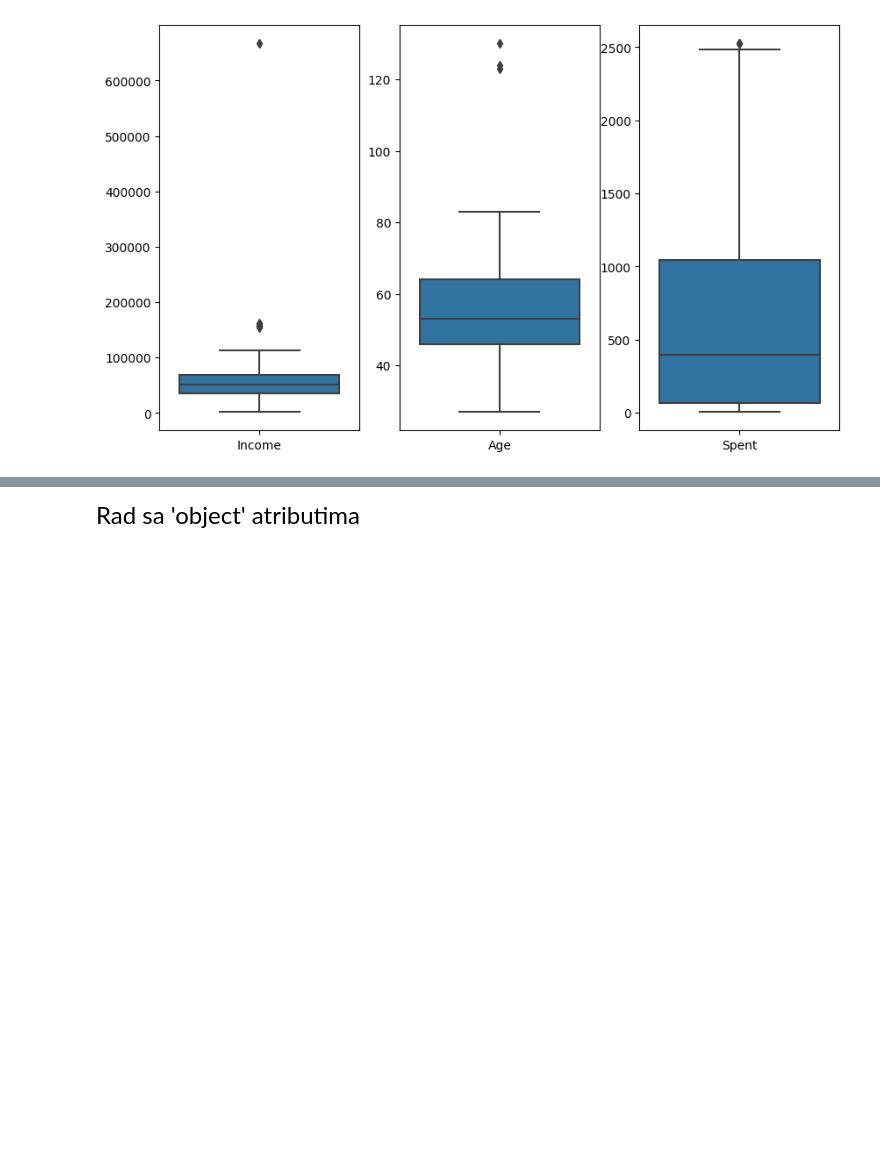
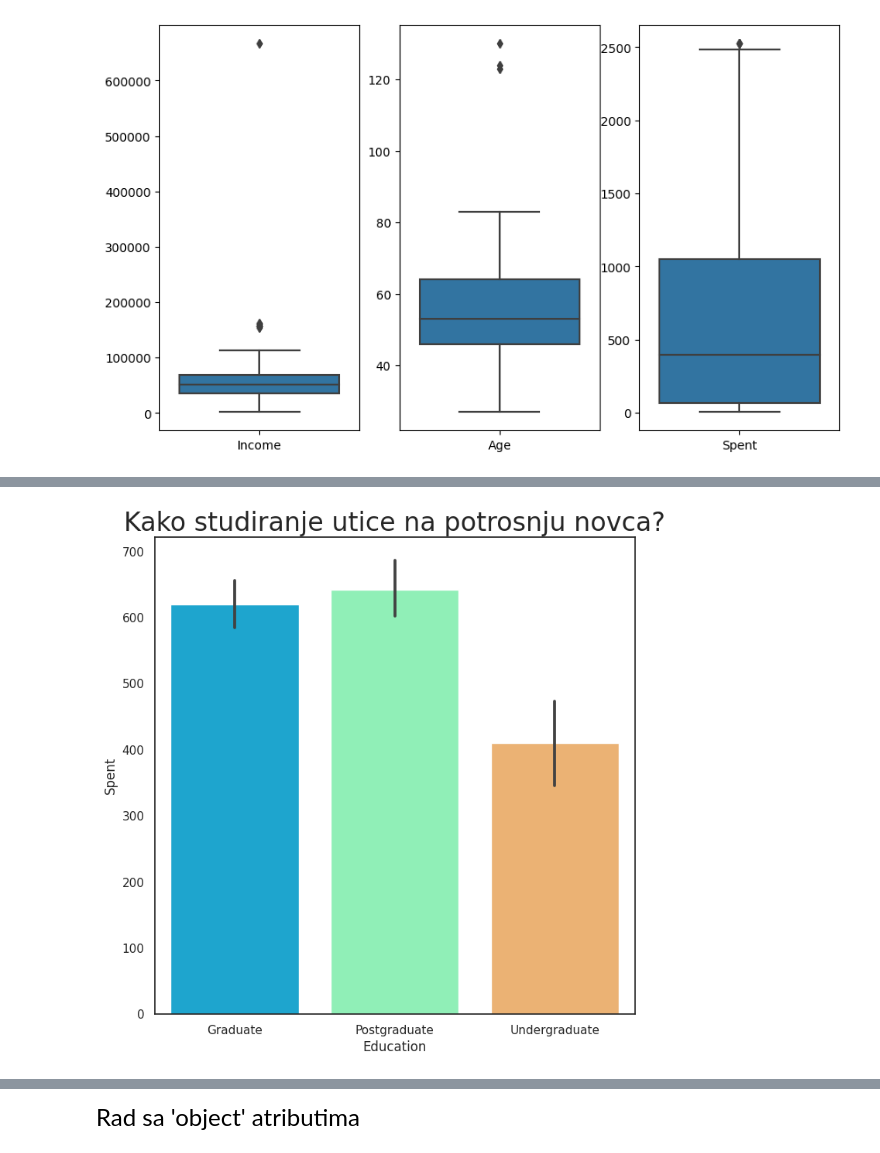
Before and after one commit to MATF-istrazivanje-podataka-1/2023_Data_Mining_Customer_personality_analysis_Dataset, a Jupyter notebook: preprocess/preprocess.ipynb, the cells around one changed output, grey strips where cells are left out. Saved outputs shown, nothing was run; the diff lists cells and outputs as text; code cells hidden in the pictures; blank space fills up the shorter version.

```diff
--- a/preprocess/preprocess.ipynb
+++ b/preprocess/preprocess.ipynb
@@ -184,3 +189,10 @@ ax = sns.barplot(x="Education", y="Totalacp", data=data,palette="rainbow")
+# %%
+sns.set_theme(style="white")
+plt.figure(figsize=(8,8))
+plt.title("Kako studiranje utice na potrosnju novca?",fontsize=24)
+ax = sns.barplot(x="Education", y="Spent", data=data, palette="rainbow")
+# %% [output]
+[figure, added]
 # %%
 sns.set_theme(style="white")
 plt.figure(figsize=(8,8))
```
Also changed, not shown: parts of 8 cells of this notebook, 3 other files.
